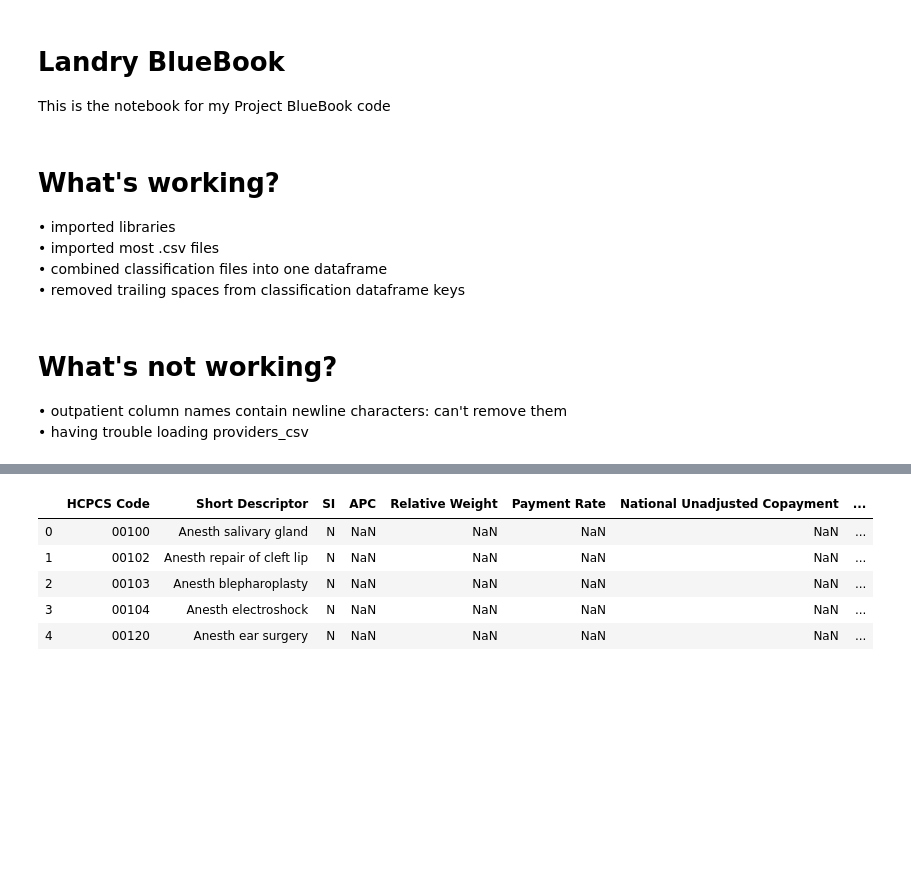
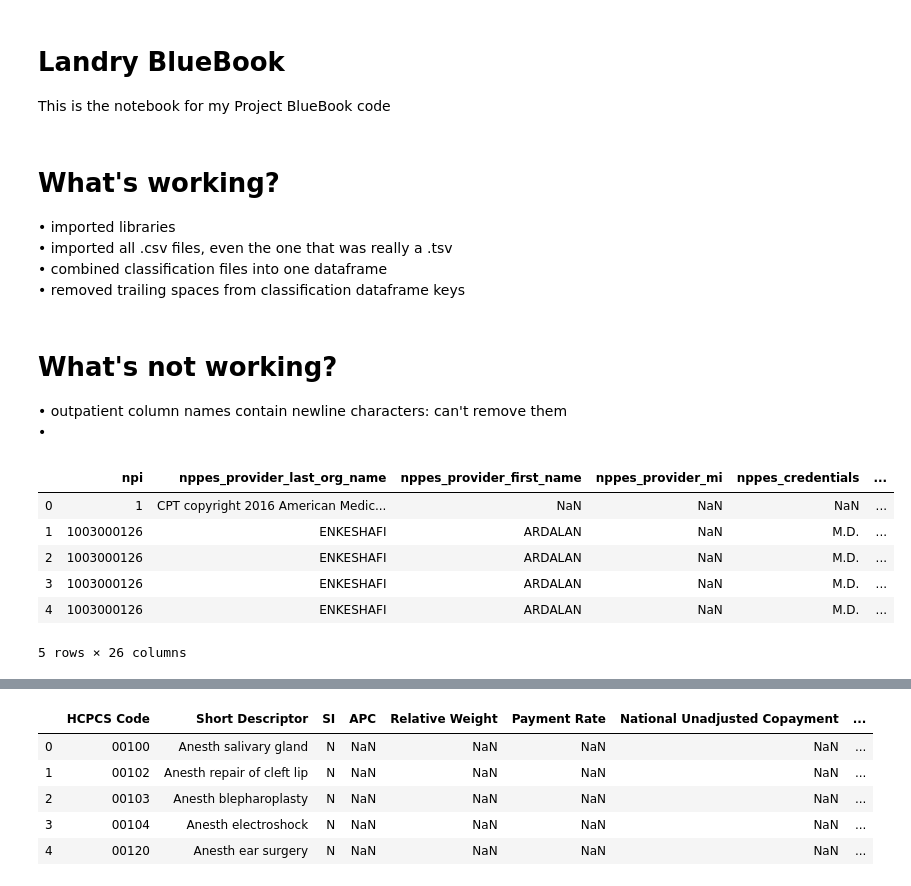
Before and after one commit to yhasan47/healthcare-bluebook-project-bluebook, a Jupyter notebook: notebooks/Project BlueBook.ipynb, the cells around one changed output, grey strips where cells are left out. Cells and saved outputs as stored; diff of their text form; code cells hidden in the pictures; blank space fills up the shorter version.

```diff
--- a/notebooks/Project BlueBook.ipynb
+++ b/notebooks/Project BlueBook.ipynb
@@ -5,14 +5,14 @@ This is the notebook for my Project BlueBook code
 # What's working?
 
 • imported libraries<br>
-• imported most .csv files<br>
+• imported all .csv files, even the one that was really a .tsv<br>
 • combined classification files into one dataframe<br>
 • removed trailing spaces from classification dataframe keys<br>
 # %% [markdown]
 # What's not working?
 
 • outpatient column names contain newline characters: can't remove them<br>
-• having trouble loading providers_csv
+•
 # %%
 # import libraries
 import pandas as pd
@@ -22,24 +22,30 @@ import numpy as np
 # %%
 # set up dataframes
 #   absolute path: /Users/landrybutler/github/healthcare-bluebook-project-bluebook/data/my_file.csv
 #   relative path: ../data/my_file.csv
 
 # paths to files
-# providers_csv is too large to store in git, so kept outside this project folder in 'oversized_files'
-providers_csv = '/Users/landrybutler/github/oversized_files/Medicare_Provider_Util_Payment_PUF_CY2017.csv'
+#     NOTE: providers_csv is too large to store in git. It's kept outside this project folder in 'oversized_files'
+providers_tsv = '/Users/landrybutler/github/oversized_files/Medicare_Provider_Util_Payment_PUF_CY2017.tsv'
 outpatient_csv = '../data/MUP_OHP_R19_P04_V10_D17_APC_Provider.csv'
 classification1_csv = '../data/508-Compliant-Version-of-2020_january_web_addendum_b.12312019.csv'
 classification2_csv = '../data/2020_january_web_addendum_b.12312019.csv'
 cbsa_csv = '../data/ZIP_CBSA_032020.csv'
 
-#
-#
-# DEBUGDEBUG: having trouble loading providers_csv
-# providers = pd.read_csv('../data/Medicare_Provider_Util_Payment_PUF_CY2017.csv', engine='python')
-
-# providers = pd.read_csv(providers_csv, engine='python')
-
+# NOTE: providers_csv is a TAB-DELIMITED file, Use sep='\t'
+providers = pd.read_csv(providers_tsv, sep='\t', low_memory=False)
 outpatient = pd.read_csv(outpatient_csv, low_memory=False)
 classification1 = pd.read_csv(classification1_csv)
 classification2 = pd.read_csv(classification2_csv)
 cbsa = pd.read_csv(cbsa_csv)
+
+# NOTE: the first line in providers_tsv is copyright info
+providers.head()
+# %% [output]
+|  | npi | nppes_provider_last_org_name | nppes_provider_first_name | nppes_provider_mi | nppes_credentials | ... |
+| 0 | 1 | CPT copyright 2016 American Medic... | NaN | NaN | NaN | ... |
+| 1 | 1003000126 | ENKESHAFI | ARDALAN | NaN | M.D. | ... |
+| 2 | 1003000126 | ENKESHAFI | ARDALAN | NaN | M.D. | ... |
+| 3 | 1003000126 | ENKESHAFI | ARDALAN | NaN | M.D. | ... |
+| 4 | 1003000126 | ENKESHAFI | ARDALAN | NaN | M.D. | ... |
+5 rows × 26 columns
```
Also changed, not shown: parts of 2 cells of this notebook.
